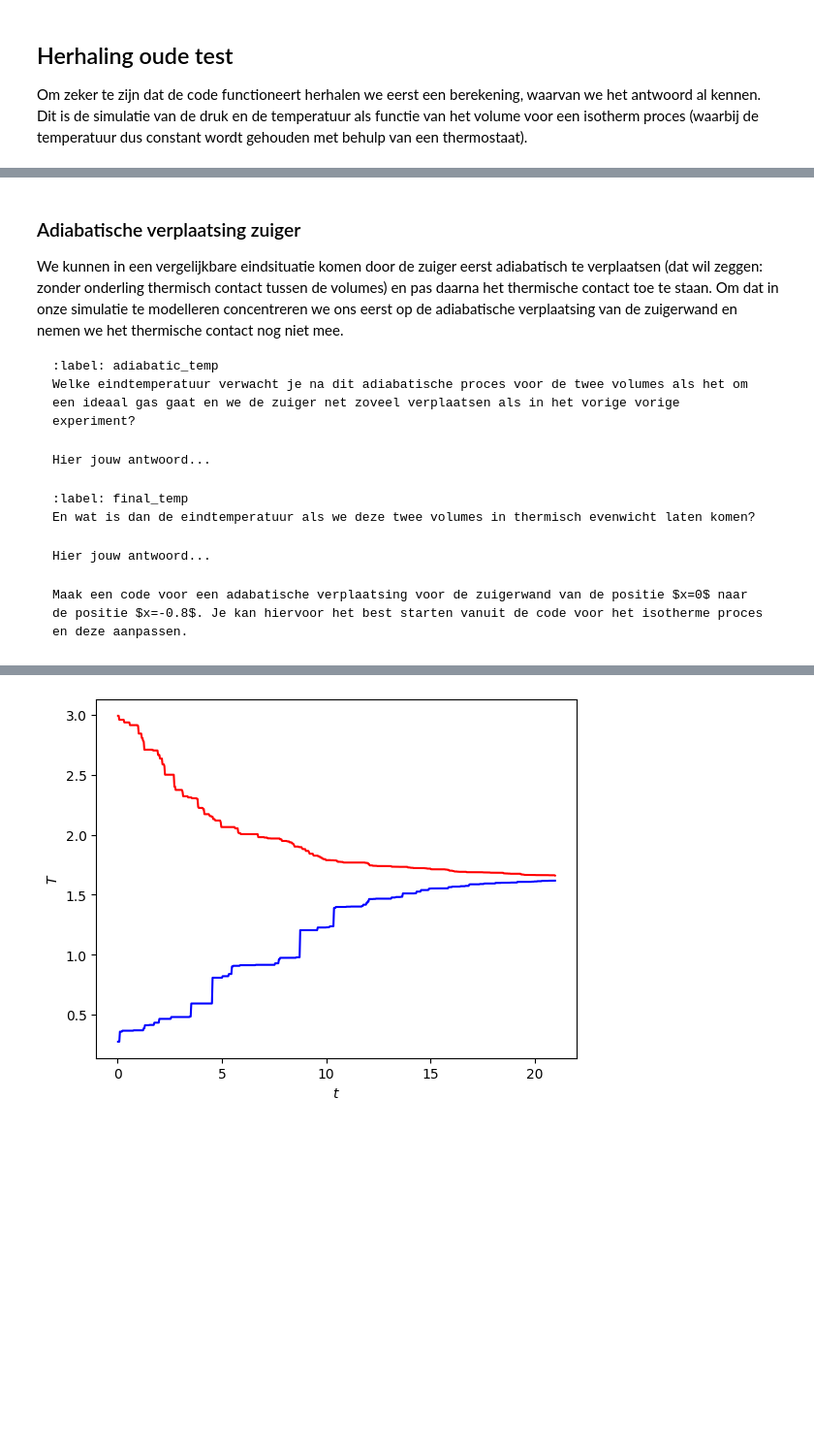
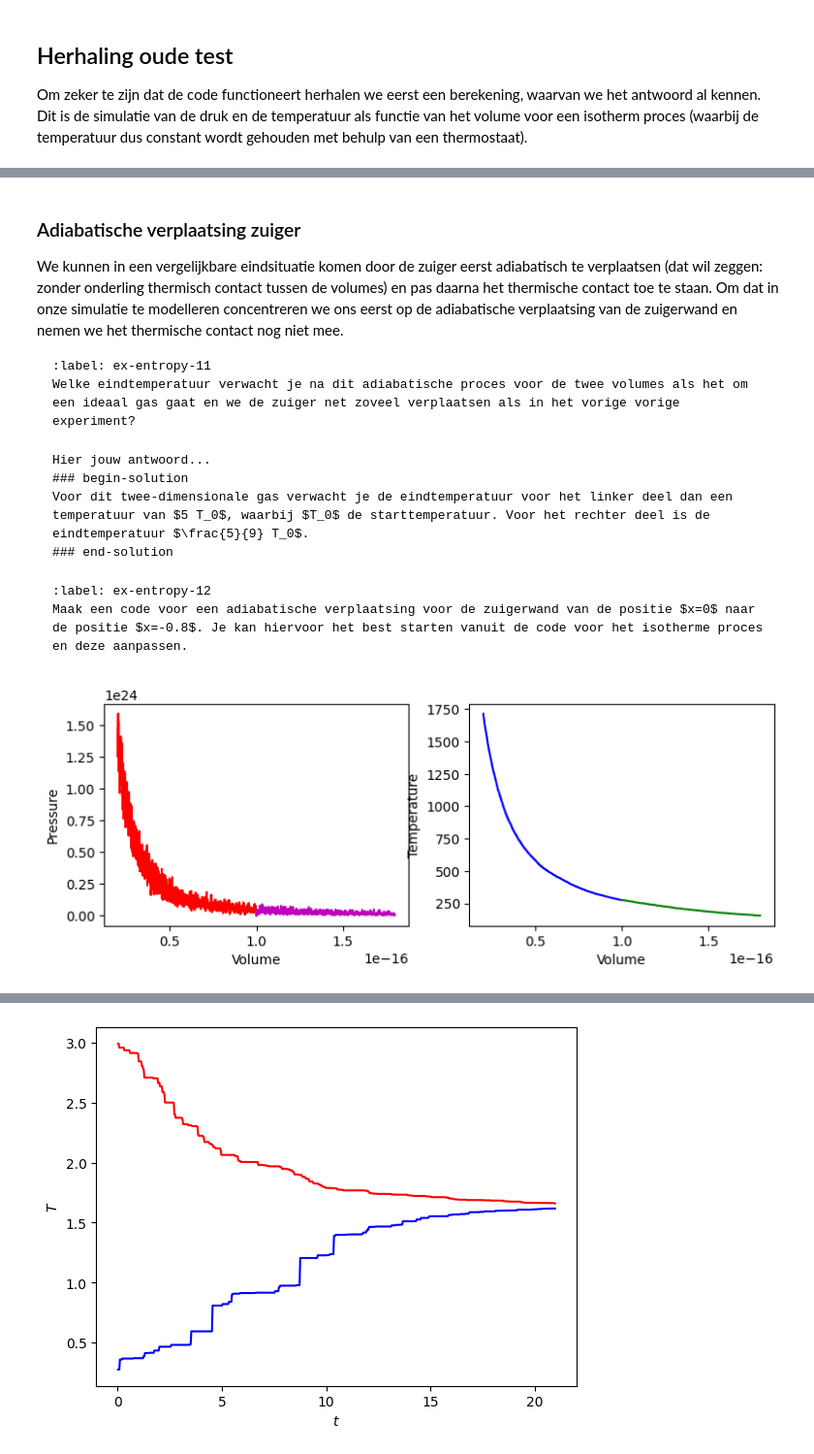
Before and after one commit to Contemporary-Physicslab/PySim, a Jupyter notebook: book/Q2/entropie.ipynb, the cells around one changed output, grey strips where cells are left out. Shown at 97% size. Saved outputs shown, nothing was run; the diff lists cells and outputs as text; code cells hidden in the pictures; blank space fills up the shorter version.

````diff
--- a/book/Q2/entropie.ipynb
+++ b/book/Q2/entropie.ipynb
@@ -454,27 +490,64 @@ Hier jouw antwoord...
 
 We kunnen in een vergelijkbare eindsituatie komen door de zuiger eerst adiabatisch te verplaatsen (dat wil zeggen: zonder onderling thermisch contact tussen de volumes) en pas daarna het thermische contact toe te staan. Om dat in onze simulatie te modelleren concentreren we ons eerst op de adiabatische verplaatsing van de zuigerwand en nemen we het thermische contact nog niet mee.
 
-```{exercise}
-:label: adiabatic_temp
+```{exercise} adiabatisch
+:label: ex-entropy-11
 Welke eindtemperatuur verwacht je na dit adiabatische proces voor de twee volumes als het om een ideaal gas gaat en we de zuiger net zoveel verplaatsen als in het vorige vorige experiment?
 ```
 
-```{solution} adiabatic_temp
+```{solution} ex-entropy-11
 Hier jouw antwoord...
+### begin-solution
+Voor dit twee-dimensionale gas verwacht je de eindtemperatuur voor het linker deel dan een temperatuur van $5 T_0$, waarbij $T_0$ de starttemperatuur. Voor het rechter deel is de eindtemperatuur $\frac{5}{9} T_0$.
+### end-solution
 ```
 
 ```{exercise}
-:label: final_temp
-En wat is dan de eindtemperatuur als we deze twee volumes in thermisch evenwicht laten komen?
+:label: ex-entropy-12
+Maak een code voor een adiabatische verplaatsing voor de zuigerwand van de positie $x=0$ naar de positie $x=-0.8$. Je kan hiervoor het best starten vanuit de code voor het isotherme proces en deze aanpassen.
 ```
-
-```{solution} final_temp
-Hier jouw antwoord...
-```
-
-```{exercise}
-Maak een code voor een adabatische verplaatsing voor de zuigerwand van de positie $x=0$ naar de positie $x=-0.8$. Je kan hiervoor het best starten vanuit de code voor het isotherme proces en deze aanpassen.
-```
 # %%
 # ruime voor uitwerking
 # kopieer hier eerst de code voor de isotherme simulatie
+
+### begin-solution
+
+num_data = round(abs(BOX_SIZE_0 * 0.4 / (DT * V_PISTON_0)))
+
+volumes1 = np.zeros(num_data, dtype=float)
+pressures1 = np.zeros(num_data, dtype=float)
+temperatures1 = np.zeros(num_data, dtype=float)
+volumes2 = np.zeros(num_data, dtype=float)
+pressures2 = np.zeros(num_data, dtype=float)
+temperatures2 = np.zeros(num_data, dtype=float)
+
+cv1 = ControlVolume(BOX_SIZE_0, BOX_SIZE_0, 50, +V_PISTON_0, -0.5)
+cv2 = ControlVolume(BOX_SIZE_0, BOX_SIZE_0, 50, -V_PISTON_0, -0.5)
+
+for i in range(num_data):
+    cv1.take_time_step()
+    cv2.take_time_step()
+    average_temp = (cv1.temperature + cv2.temperature) / 2
+    volumes1[i] = cv1.area
+    pressures1[i] = cv1.pressure
+    temperatures1[i] = cv1.temperature
+    volumes2[i] = cv2.area
+    pressures2[i] = cv2.pressure
+    temperatures2[i] = cv2.temperature
+
+fig, (ax1, ax2) = plt.subplots(1, 2, figsize=(9, 3))
+ax1.set_xlabel('Volume')
+ax1.set_ylabel('Pressure')
+ax2.set_xlabel('Volume')
+ax2.set_ylabel('Temperature')
+fig.tight_layout
+
+ax1.plot(volumes1, pressures1, '-r')
+ax2.plot(volumes1, temperatures1, '-b')
+ax1.plot(volumes2, pressures2, '-m')
+ax2.plot(volumes2, temperatures2, '-g')
+
+plt.show()
+### end-solution
+# %% [output]
+[figure, added]
````
Also changed, not shown: parts of 22 cells of this notebook.
